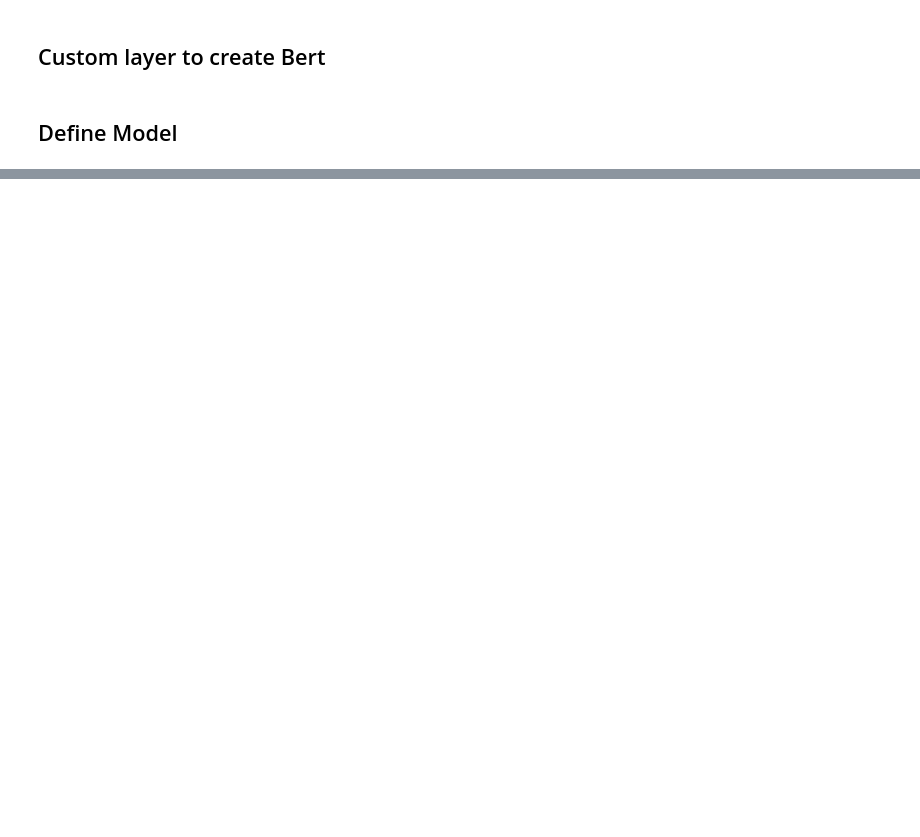
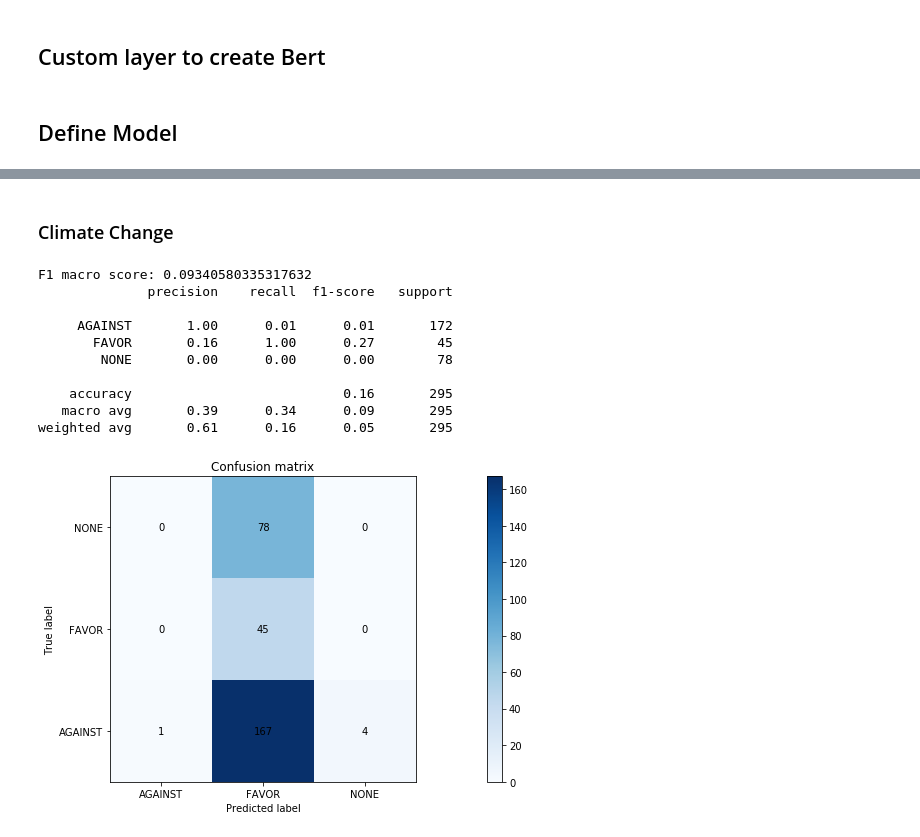
Before and after one commit to timspit/w266_final_project, a Jupyter notebook: Bert-TimCopy.ipynb, the cells around one changed output, grey strips where cells are left out. Saved outputs shown, nothing was run; the diff lists cells and outputs as text; code cells hidden in the pictures; blank space fills up the shorter version.

```diff
--- a/Bert-TimCopy.ipynb
+++ b/Bert-TimCopy.ipynb
@@ -538,0 +759,20 @@ weighted avg       0.68      0.68      0.67       295
+# %% [markdown]
+### Climate Change
+# %%
+pred_test_climate_change = model_climate.predict(x = climate_change_test_subset['bert'])
+
+standard_metrics(true_labels = climate_change_test_subset['labels_text'],
+                 test_probs = pred_test_climate_change,
+                 label_titles = label_categories)
+# %% [output]
+F1 macro score: 0.09340580335317632
+              precision    recall  f1-score   support
+
+     AGAINST       1.00      0.01      0.01       172
+       FAVOR       0.16      1.00      0.27        45
+        NONE       0.00      0.00      0.00        78
+
+    accuracy                           0.16       295
+   macro avg       0.39      0.34      0.09       295
+weighted avg       0.61      0.16      0.05       295
+[figure, added]
```
Also changed, not shown: parts of 67 cells of this notebook.
